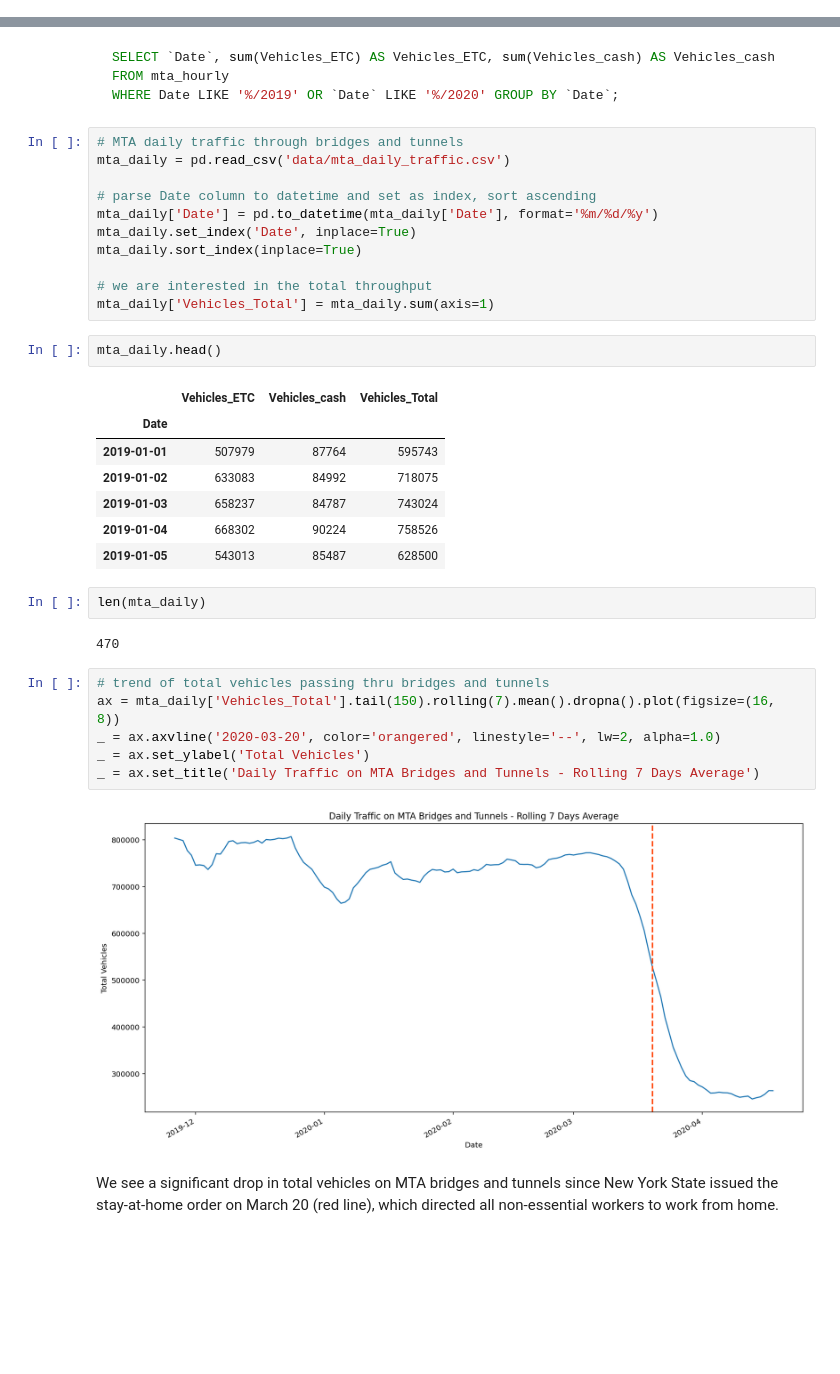
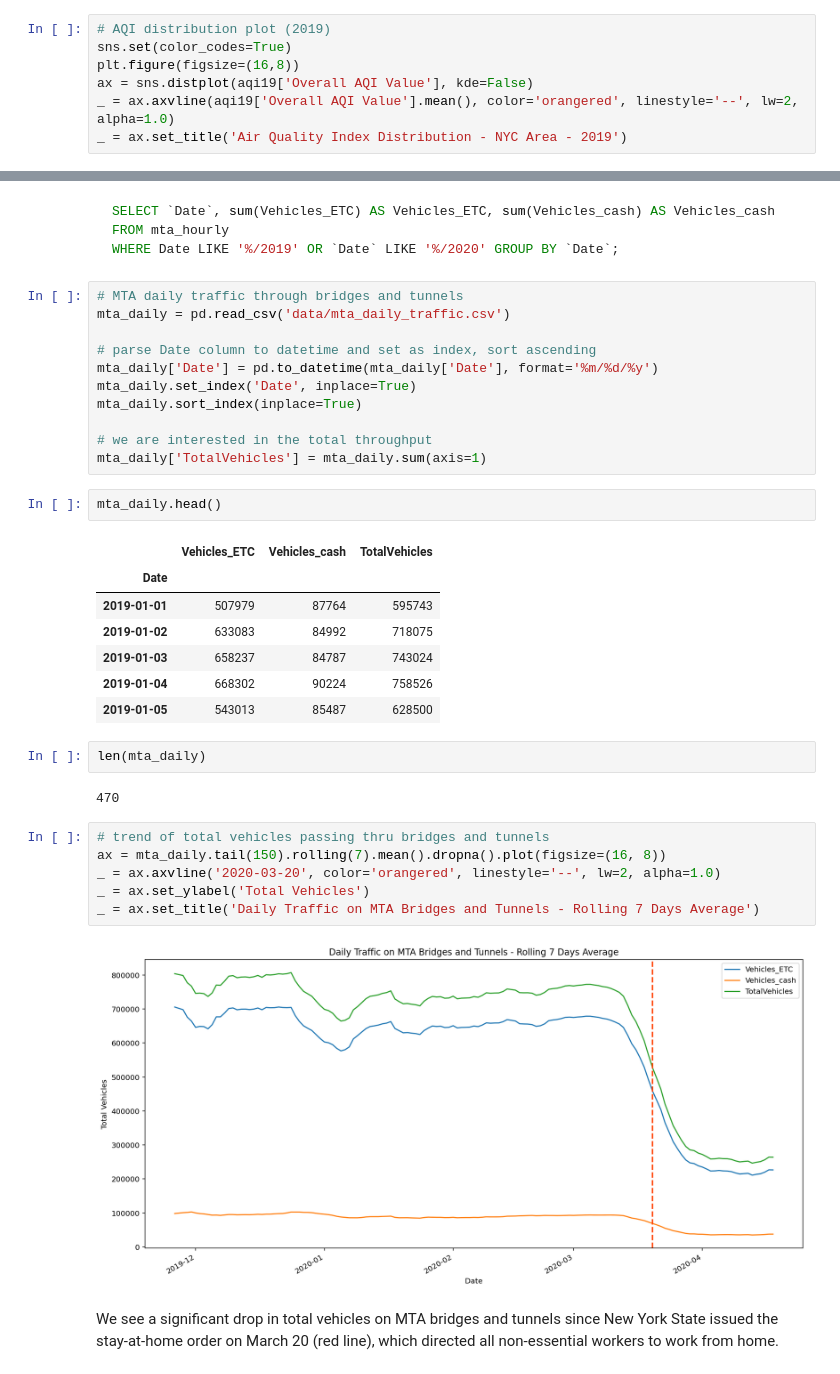
Before and after one commit to tianrunw/big-data-air-pollution, a Jupyter notebook: project/covid19_air_pollution.ipynb, the cells around one changed output, grey strips where cells are left out. Cells and saved outputs as stored; diff of their text form; blank space fills up the shorter version.

```diff
--- a/project/covid19_air_pollution.ipynb
+++ b/project/covid19_air_pollution.ipynb
@@ -52,3 +53,10 @@ len(aqi)
 480
 # %% [markdown]
 The dataframe consists of daily observations of air quality index and 6 pollutants in the metropolitan New York area ranging from 2019-01-01 to 2020-04-24. We will use Overall AQI Value as the primary gauge of air quality, quoting EPA, "AQI is a measure that runs from 0 to 500. The higher the AQI value, the greater the level of air pollution and the greater the health concern. For example, an AQI value of 50 or below represents good air quality, while an AQI value over 300 represents hazardous air quality".
+# %%
+# AQI distribution plot (2019)
+sns.set(color_codes=True)
+plt.figure(figsize=(16,8))
+ax = sns.distplot(aqi19['Overall AQI Value'], kde=False)
+_ = ax.axvline(aqi19['Overall AQI Value'].mean(), color='orangered', linestyle='--', lw=2, alpha=1.0)
+_ = ax.set_title('Air Quality Index Distribution - NYC Area - 2019')
@@ -108,11 +123,11 @@ mta_daily.set_index('Date', inplace=True)
 mta_daily.sort_index(inplace=True)
 
 # we are interested in the total throughput
-mta_daily['Vehicles_Total'] = mta_daily.sum(axis=1)
+mta_daily['TotalVehicles'] = mta_daily.sum(axis=1)
 # %%
 mta_daily.head()
 # %% [output]
-|  | Vehicles_ETC | Vehicles_cash | Vehicles_Total |
+|  | Vehicles_ETC | Vehicles_cash | TotalVehicles |
 | Date |  |  |  |
 | 2019-01-01 | 507979 | 87764 | 595743 |
 | 2019-01-02 | 633083 | 84992 | 718075 |
@@ -125,12 +140,12 @@ len(mta_daily)
 470
 # %%
 # trend of total vehicles passing thru bridges and tunnels
-ax = mta_daily['Vehicles_Total'].tail(150).rolling(7).mean().dropna().plot(figsize=(16, 8))
+ax = mta_daily.tail(150).rolling(7).mean().dropna().plot(figsize=(16, 8))
 _ = ax.axvline('2020-03-20', color='orangered', linestyle='--', lw=2, alpha=1.0)
 _ = ax.set_ylabel('Total Vehicles')
 _ = ax.set_title('Daily Traffic on MTA Bridges and Tunnels - Rolling 7 Days Average')
 # %% [output]
-[figure, old version]
+[figure, new version]
 # %% [markdown]
 We see a significant drop in total vehicles on MTA bridges and tunnels since New York State issued the stay-at-home order on March 20 (red line), which directed all non-essential workers to work from home.
 # %% [markdown]
```
Also changed, not shown: parts of 26 cells of this notebook, 1 other file.
